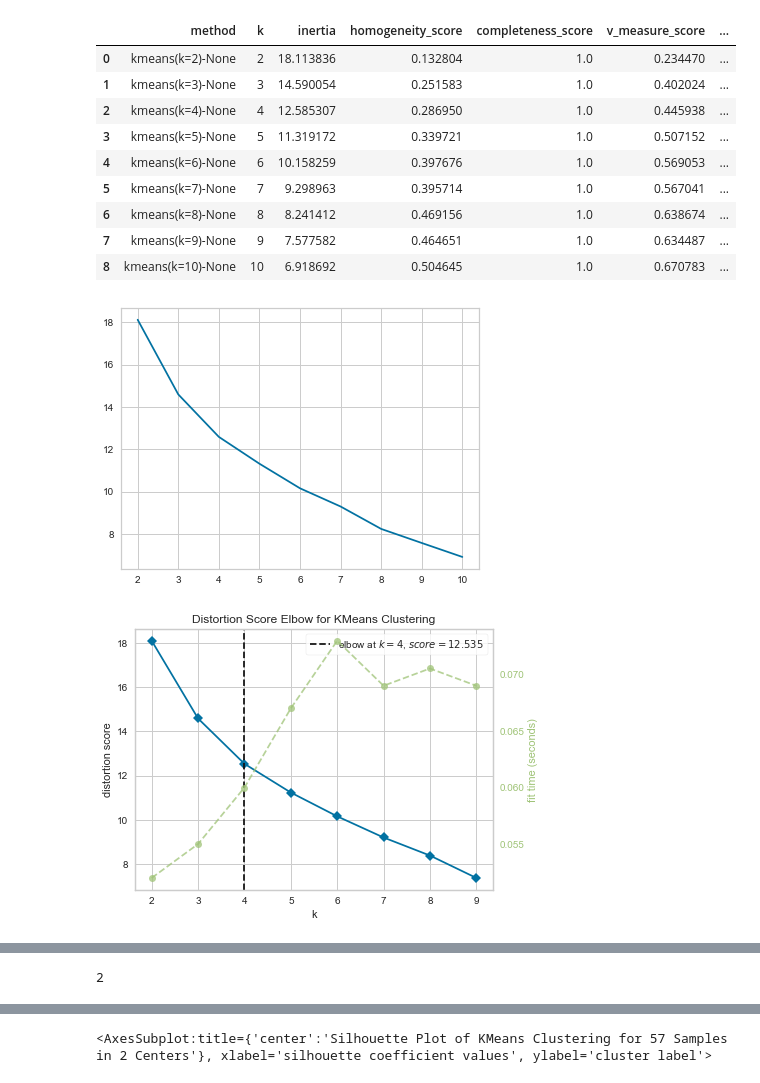
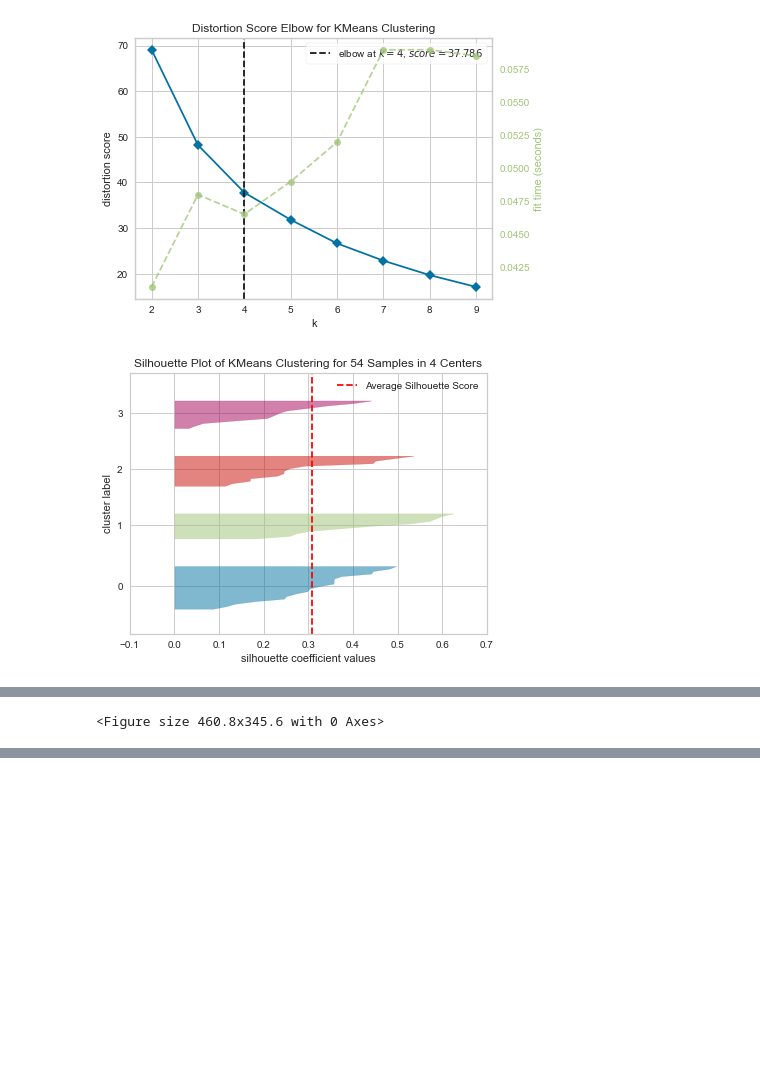
Before and after one commit to maxielias/cbbm, a Jupyter notebook: cbbm/cluster_analysis.ipynb, the cells around one changed output, grey strips where cells are left out. Drawn from its saved outputs; the diff is of its cells as text; code cells hidden in the pictures; blank space fills up the shorter version.

```diff
--- a/cbbm/cluster_analysis.ipynb
+++ b/cbbm/cluster_analysis.ipynb
@@ -74,4 +138,4 @@ test_scaling_and_anomaly = benchmarks.benchmark_scaling_and_oultlier_methods(dat
 # %%
-df = benchmarks.drop_outliers(data=data, labels_col="ent", scaler=2, algorithm=6)
-# display(df.head(20))
-# print(df.shape)
+%%capture cap --no-stderr
+df = benchmarks.drop_outliers(data=data, labels_col="ent", scaler=scaler, algorithm=algorithm, drop=drop).reset_index()
+df = df.drop(columns="index")
@@ -79,0 +146,9 @@ MaxAbsScaler() Local Outlier Factor
+# %%
+df_describe = df.iloc[:,1:].describe() # .to_excel(writer, sheet_name=f"describe_{s}")
+fig, ax = plt.subplots()
+ax.boxplot(df[data.columns[1:]], vert=False, showmeans=True, meanline=True,
+        labels=df.columns[1:], patch_artist=True,
+        medianprops={'linewidth': 2, 'color': 'purple'},
+        meanprops={'linewidth': 2, 'color': 'red'})
+plt.title(f"Boxplot --- Data scaled")
+#display(df_describe)
@@ -98,50 +184,60 @@ params = {
     'verbose': 0
 }
 df_scores = benchmarks.elbow_optimal_k(df, labels_col="ent", model="kmeans", params=params, max_k=10)
-display(df_scores)
+# display(df_scores)
 
-plt.plot(df_scores["k"], df_scores["inertia"])
+'''fig, ax1 = plt.subplots()
+ax2 = ax1.twinx()
+ax1.plot(df_scores["k"], df_scores["inertia"], 'g-')
+ax2.plot(df_scores["k"], df_scores["calinski_harabasz_score"], 'b-')
+
+ax1.set_xlabel('clusters')
+ax1.set_ylabel('inertia', color='g')
+ax2.set_ylabel('calinski_harabasz_scorea', color='b')
+
+# plt.show()
 # plt.plot(df_scores["k"], df_scores["inertia"])
 plt.show()
-plt.clf()
+plt.clf()'''
 
 '''# Fit PCA with 2 components
 pca = PCA(n_components=2).fit_transform(df.iloc[:,1:].to_numpy())
 # Visualize the data
 sns.set(rc={'figure.figsize':(12,8)})
 sns.scatterplot(pca[:, 0], pca[:, 1], x="PCA1", y="PCA2")'''
 
 # Instantiate the clustering model and visualizer
 model = KMeans().set_params(**params)
 kelbow_model = KElbowVisualizer(model, k=(2,10))
 
 kelbow_model.fit(df.iloc[:,1:].to_numpy())        # Fit the data to the visualizer
 kelbow_model.show()                               # Finalize and render the figure
+plt.clf()
 
 elbow = kelbow_model.elbow_value_
 params["n_clusters"] = elbow
+
 model = KMeans().set_params(**params)
 silhouette_model = SilhouetteVisualizer(model, colors='yellowbrick')
 silhouette_model.fit(df.iloc[:,1:].to_numpy())        # Fit the data to the visualizer
 silhouette_model.show()                               # Finalize and render the figure
+plt.clf()
+y_pred = model.fit_predict(df.iloc[:,1:].to_numpy())
+df_y_pred = pd.DataFrame(y_pred, columns=["k_pred"])
+df_pred_elbow = pd.concat([df, df_y_pred], axis=1)
+df_elbow_centers = pd.DataFrame(model.cluster_centers_, index=range(model.cluster_centers_.shape[0]))
 
 silhouette_k = df_scores["k"].iloc[df_scores["silhouette_score"].idxmax()]
-print(silhouette_k)
 params["n_clusters"] = silhouette_k
 model = KMeans().set_params(**params)
 silhouette_model = SilhouetteVisualizer(model, colors='yellowbrick')
 silhouette_model.fit(df.iloc[:,1:].to_numpy())        # Fit the data to the visualizer
 silhouette_model.show()                               # Finalize and render the figure
+plt.clf()
+y_pred = model.fit_predict(df.iloc[:,1:].to_numpy())
+df_y_pred = pd.DataFrame(y_pred, columns=["k_pred"])
+df_pred_silhouette = pd.concat([df, df_y_pred], axis=1)
+df_silhouette_centers = pd.DataFrame(model.cluster_centers_, index=range(model.cluster_centers_.shape[0]))
 # %% [output]
-|  | method | k | inertia | homogeneity_score | completeness_score | v_measure_score | ... |
-| 0 | kmeans(k=2)-None | 2 | 18.113836 | 0.132804 | 1.0 | 0.234470 | ... |
-| 1 | kmeans(k=3)-None | 3 | 14.590054 | 0.251583 | 1.0 | 0.402024 | ... |
-| 2 | kmeans(k=4)-None | 4 | 12.585307 | 0.286950 | 1.0 | 0.445938 | ... |
-| 3 | kmeans(k=5)-None | 5 | 11.319172 | 0.339721 | 1.0 | 0.507152 | ... |
-| 4 | kmeans(k=6)-None | 6 | 10.158259 | 0.397676 | 1.0 | 0.569053 | ... |
-| 5 | kmeans(k=7)-None | 7 | 9.298963 | 0.395714 | 1.0 | 0.567041 | ... |
-| 6 | kmeans(k=8)-None | 8 | 8.241412 | 0.469156 | 1.0 | 0.638674 | ... |
-| 7 | kmeans(k=9)-None | 9 | 7.577582 | 0.464651 | 1.0 | 0.634487 | ... |
-| 8 | kmeans(k=10)-None | 10 | 6.918692 | 0.504645 | 1.0 | 0.670783 | ... |
-[figure, old version]
+[figure, new version]
-[figure, old version]
+[figure, new version]
@@ -149 +245 @@ silhouette_model.show()                               # Finalize and render the
-2
+<Figure size 460.8x345.6 with 0 Axes>
@@ -151 +245,0 @@ silhouette_model.show()                               # Finalize and render the
-<AxesSubplot:title={'center':'Silhouette Plot of KMeans Clustering for 57 Samples in 2 Centers'}, xlabel='silhouette coefficient values', ylabel='cluster label'>
```
Also changed, not shown: parts of 29 cells of this notebook, 15 other files.
